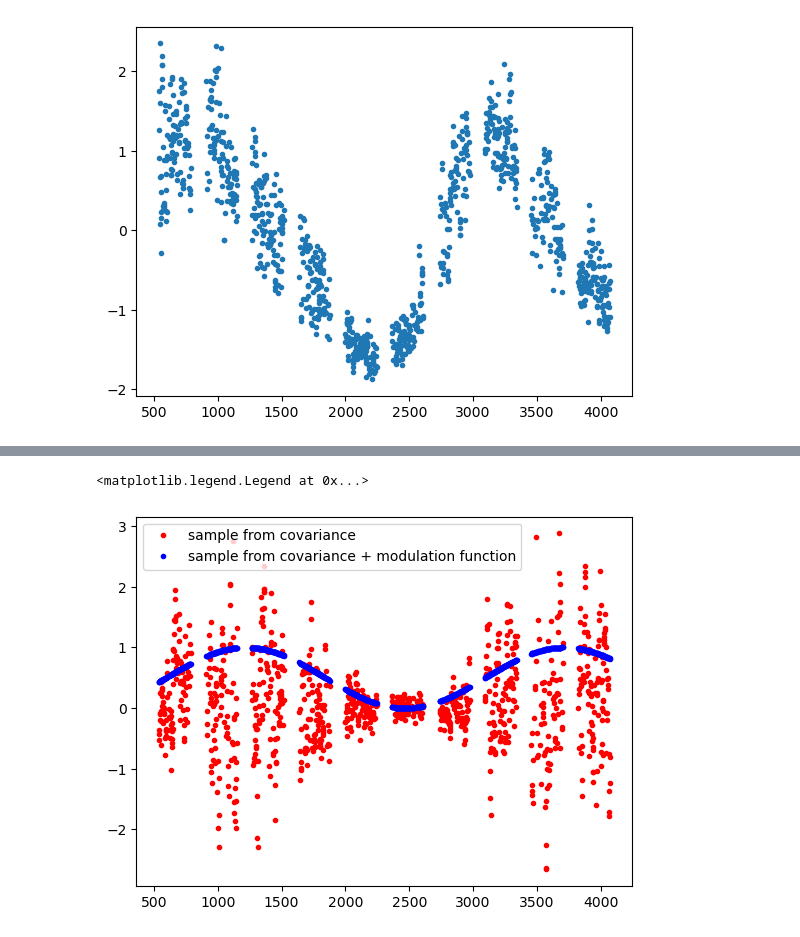
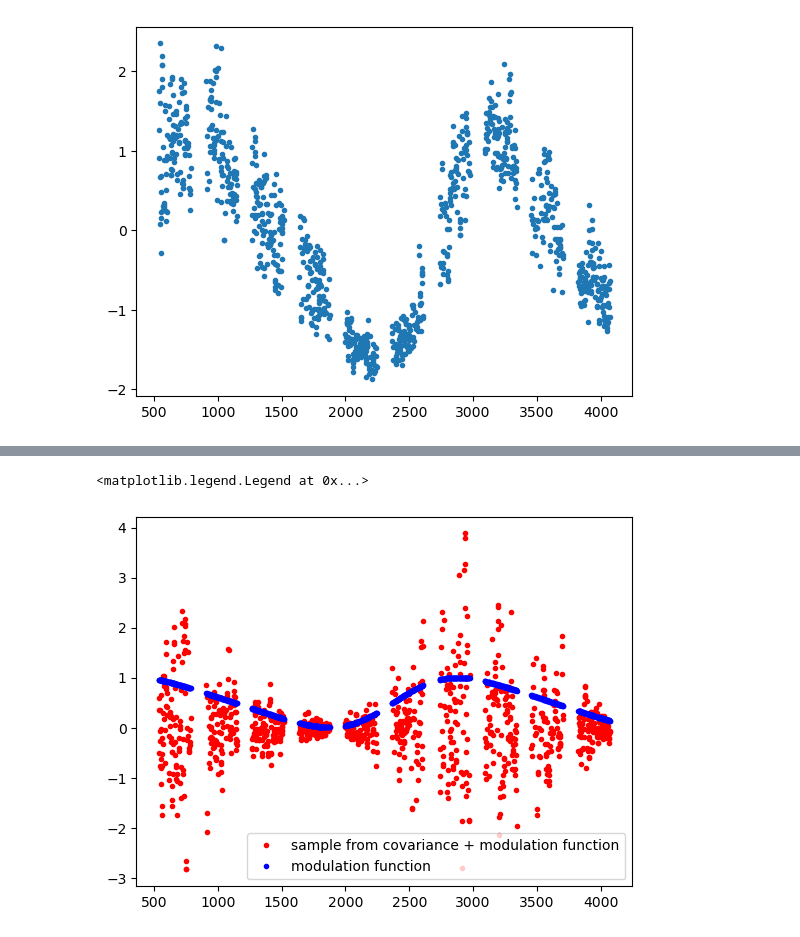
Before and after one commit to vtardugno/nonstat_gp, a Jupyter notebook: nskernel/nonstat_kernel.ipynb, the cells around one changed output, grey strips where cells are left out. Drawn from its saved outputs; the diff is of its cells as text; code cells hidden in the pictures.

```diff
--- a/nskernel/nonstat_kernel.ipynb
+++ b/nskernel/nonstat_kernel.ipynb
@@ -195,13 +178,21 @@ def alpha_grad(t, a1, a2, pcyc):
+# %%
+class MultiSeriesKernel(term.MultiSeriesKernel):
+  def _grad_param(self, grad_dU=None, grad_dV=None):
+    if grad_dU is not None or grad_dV is not None:
+      raise NotImplementedError()
+    return super()._grad_param()
 # %%
 stds = [np.std(y) for y in Y]
 sig = np.var(y_full)
 prot = 20.0
-Q = 0.5
+Q = 1.0
 
 rvjit = 0.1*stds[0]
 rhkjit = 0.1*stds[1]
 
-a1, a2,  pcyc = 0.5, -6.1, 2500.0
+# a1, a2, c, pcyc = 0.5, -6.1, 2.0, 2500.0
+
+pcyc, phi, k_raw, c = 2500.0, np.pi/10, 2.3, 0.01
 
 # C = cov.Cov(
 #   t_full,
@@ -224,30 +215,41 @@ a1, a2,  pcyc = 0.5, -6.1, 2500.0
 #   )
 # )
 
+
+
 C = cov.Cov(
   t_full,
   err=term.Error(yerr_full),
   rv_jit=term.InstrumentJitter(series_index[0], rvjit),
   rhk_jit=term.InstrumentJitter(series_index[1], rhkjit),
-  gp=term.MultiSeriesKernel(term.SimpleProductKernel(
-    nonstat=NonStationaryKernel(alpha, alpha_grad, a1=a1, a2=a2, pcyc=pcyc),
-    rot = term.SHOKernel( # this term represents the rotation
-                sig, # st.dev. sig (should be 1)
-                prot, # period P, in days
-                Q, # quality factor Q
-        )), series_index,
+  gp=term.SimpleProductKernel(
+      nonstat=NonStationaryKernel(alpha, alpha_grad, pcyc=pcyc, phi = phi, k_raw = k_raw, c = c),
+      rot = MultiSeriesKernel(term.SHOKernel(sig,prot, Q), series_index,
         np.ones(2) * stds,
         np.array([stds[0], 0.0])
     ),
   )
+)
+
+  # gp=term.MultiSeriesKernel(term.SimpleProductKernel(
+  #   nonstat=NonStationaryKernel(alpha, alpha_grad, pcyc=pcyc, phi = phi, k_raw = k_raw, c = c),
+  #   rot = term.SHOKernel( # this term represents the rotation
+  #               sig, # st.dev. sig (should be 1)
+  #               prot, # period P, in days
+  #               Q, # quality factor Q
+  #       )), series_index,
+  #       np.ones(2) * stds,
+  #       np.array([stds[0], 0.0])
+  #   ),
+  # )
 # %%
-fc_norm = alpha(t_full[series_index[0]], a1, a2, pcyc)
+fc_norm = alpha(t_full[series_index[0]], pcyc, phi, k_raw, c)
 drawn_sample = C.sample()[series_index[0]]
 
-plt.plot(t_full[series_index[0]], drawn_sample, ".", color="red", label="sample from covariance")
-plt.plot(t_full[series_index[0]], fc_norm, ".", color="blue", label="sample from covariance + modulation function")
+plt.plot(t_full[series_index[0]], drawn_sample, ".", color="red", label="sample from covariance + modulation function")
+plt.plot(t_full[series_index[0]], fc_norm, ".", color="blue", label="modulation function")
 plt.legend()
 # %% [output]
 <matplotlib.legend.Legend at 0x...>
-[figure, old version]
+[figure, new version]
 # %%
```
Also changed, not shown: parts of 12 cells of this notebook, 1 other file.
